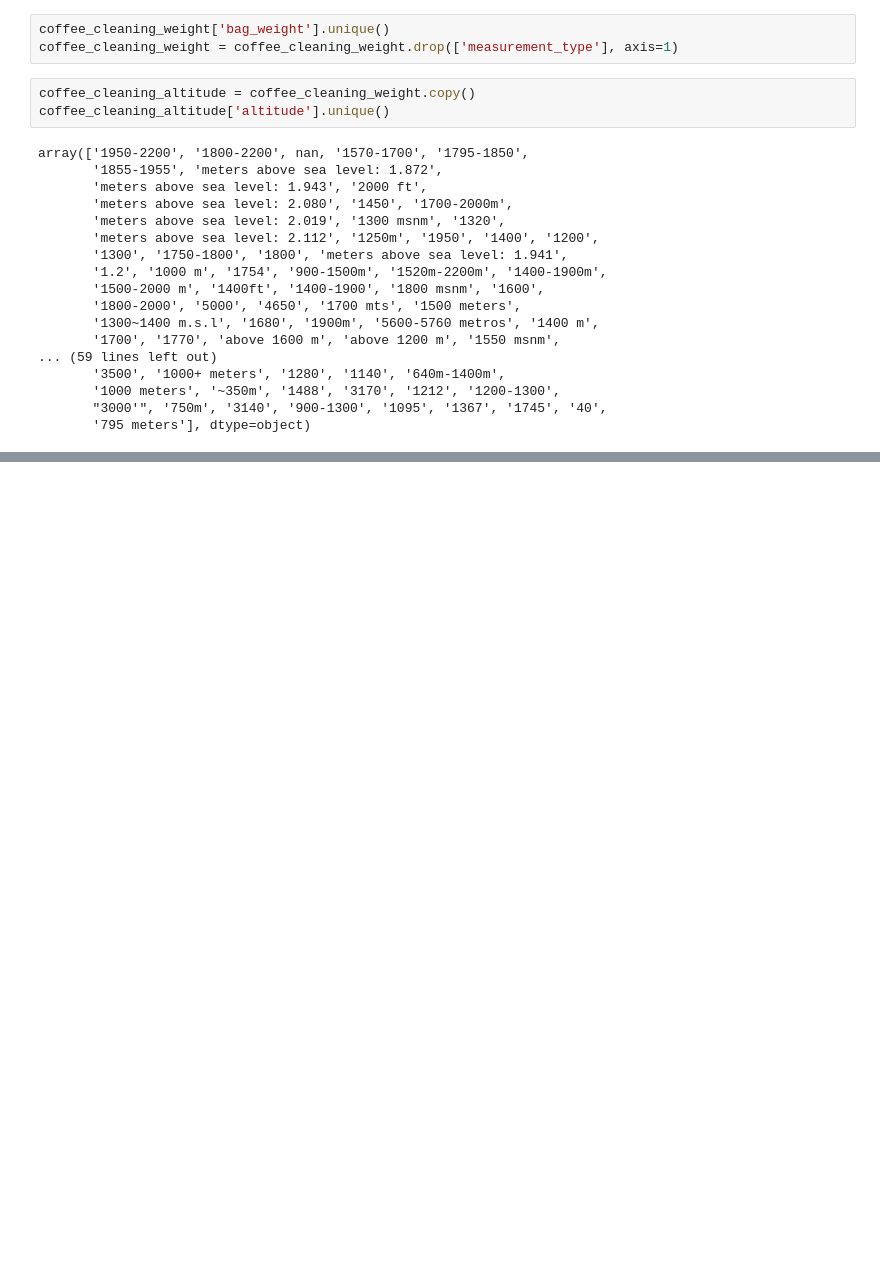
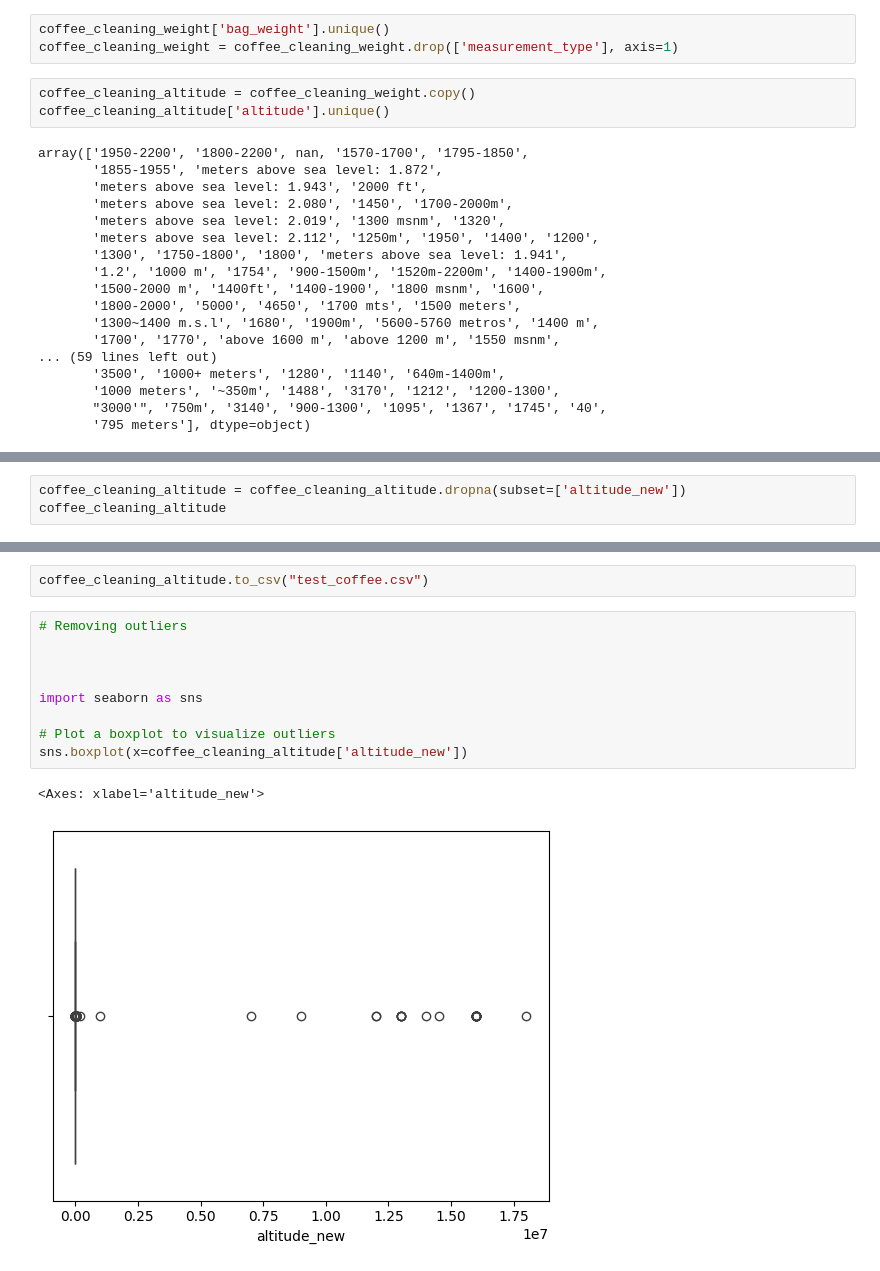
Before and after one commit to kevtr0801/ds_portfolio, a Jupyter notebook: coffee_ratings/coffee-ratings.ipynb, the cells around one changed output, grey strips where cells are left out. Cells and saved outputs as stored; diff of their text form; blank space fills up the shorter version.

```diff
--- a/coffee_ratings/coffee-ratings.ipynb
+++ b/coffee_ratings/coffee-ratings.ipynb
@@ -324,0 +250,3 @@ array(['1950-2200', '1800-2200', 'nan', '1570-1700', '1795-1850',
+# %%
+coffee_cleaning_altitude = coffee_cleaning_altitude.dropna(subset=['altitude_new'])
+coffee_cleaning_altitude
@@ -324,0 +267,14 @@ array(['1950-2200', '1800-2200', 'nan', '1570-1700', '1795-1850',
+# %%
+coffee_cleaning_altitude.to_csv("test_coffee.csv")
+# %%
+# Removing outliers
+
+
+
+import seaborn as sns
+
+# Plot a boxplot to visualize outliers
+sns.boxplot(x=coffee_cleaning_altitude['altitude_new'])
+# %% [output]
+<Axes: xlabel='altitude_new'>
+[figure, added]
```
Also changed, not shown: parts of 21 cells of this notebook.
